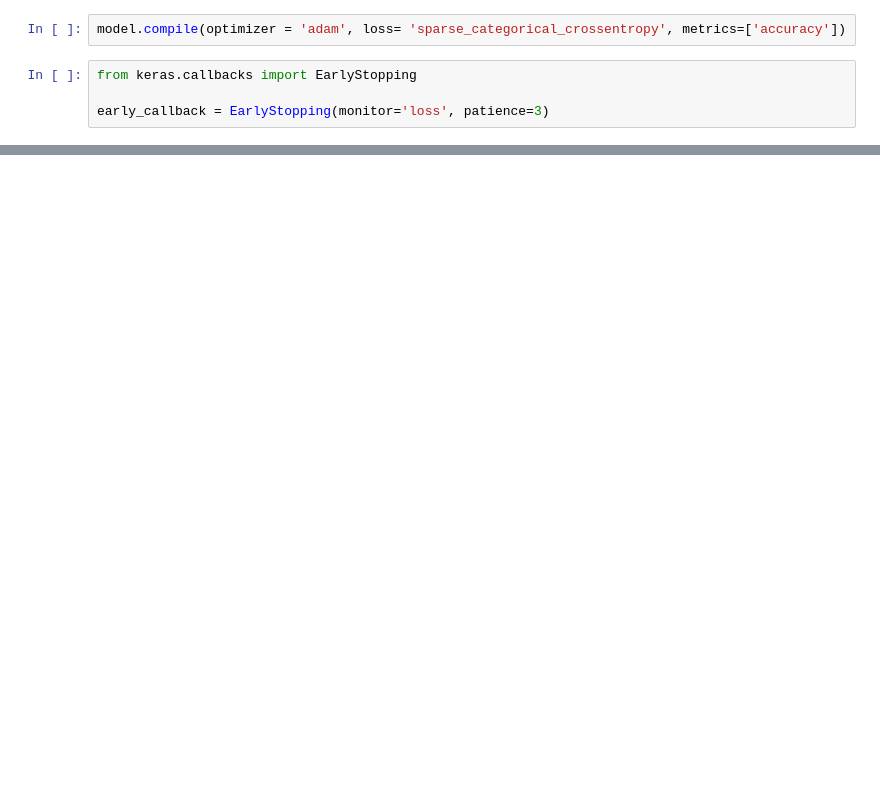
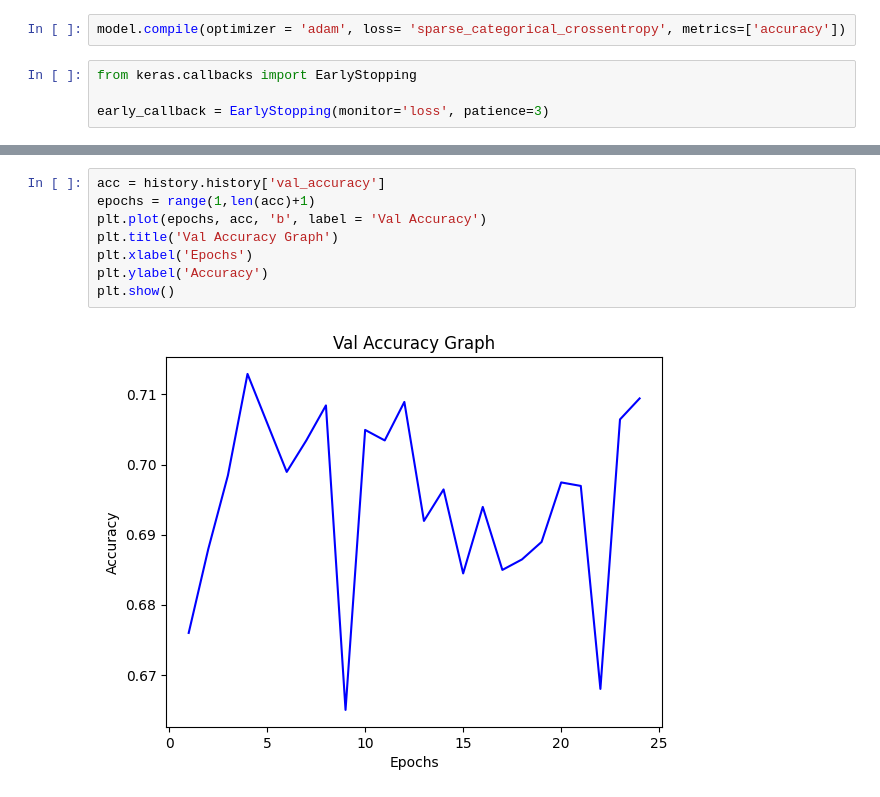
Before and after one commit to davronbekov/dl-project-ham10000, a Jupyter notebook: dl_ham10000_project.ipynb, the cells around one changed output, grey strips where cells are left out. Drawn from its saved outputs; the diff is of its cells as text; blank space fills up the shorter version.

```diff
--- a/dl_ham10000_project.ipynb
+++ b/dl_ham10000_project.ipynb
@@ -323,0 +348,10 @@ test_loss, test_acc = model.evaluate(val_ds, verbose=2)
+# %%
+acc = history.history['val_accuracy']
+epochs = range(1,len(acc)+1)
+plt.plot(epochs, acc, 'b', label = 'Val Accuracy')
+plt.title('Val Accuracy Graph')
+plt.xlabel('Epochs')
+plt.ylabel('Accuracy')
+plt.show()
+# %% [output]
+[figure, added]
```
Also changed, not shown: parts of 7 cells of this notebook, 1 other file.
